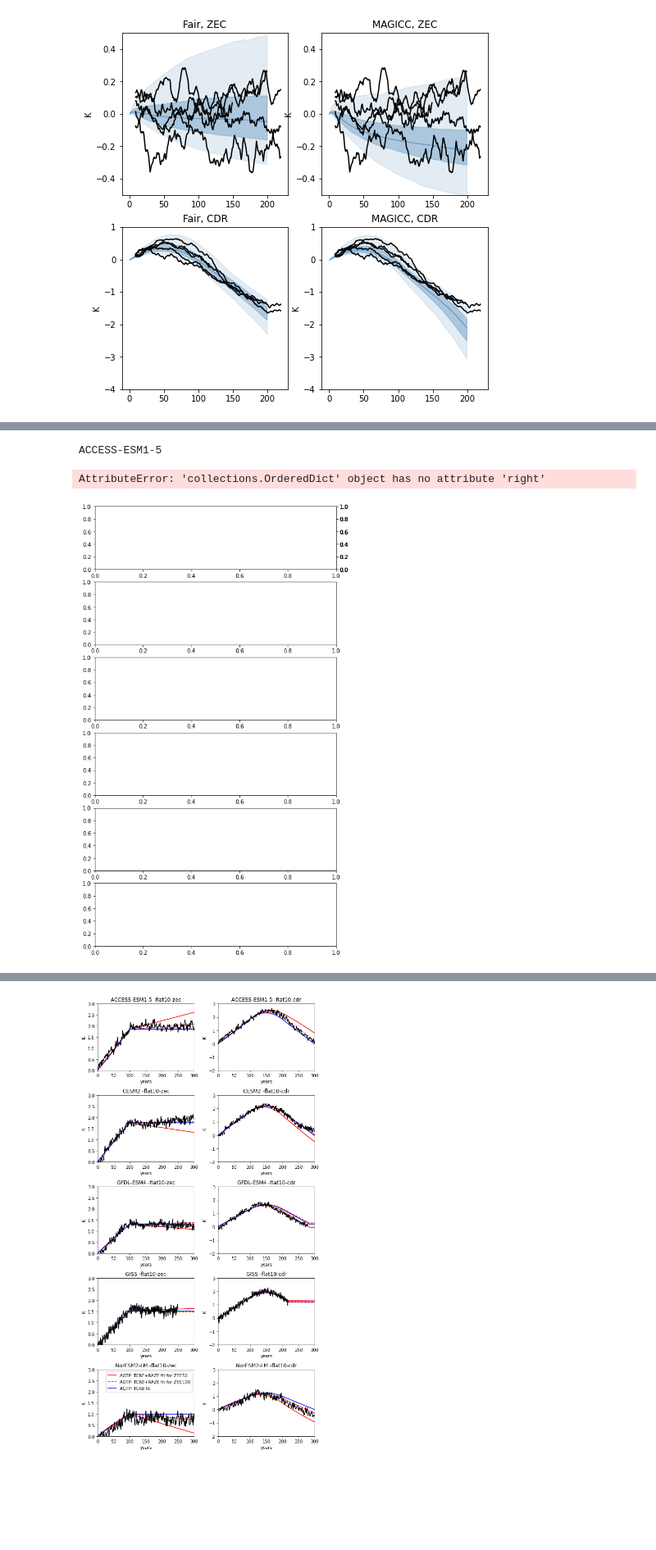
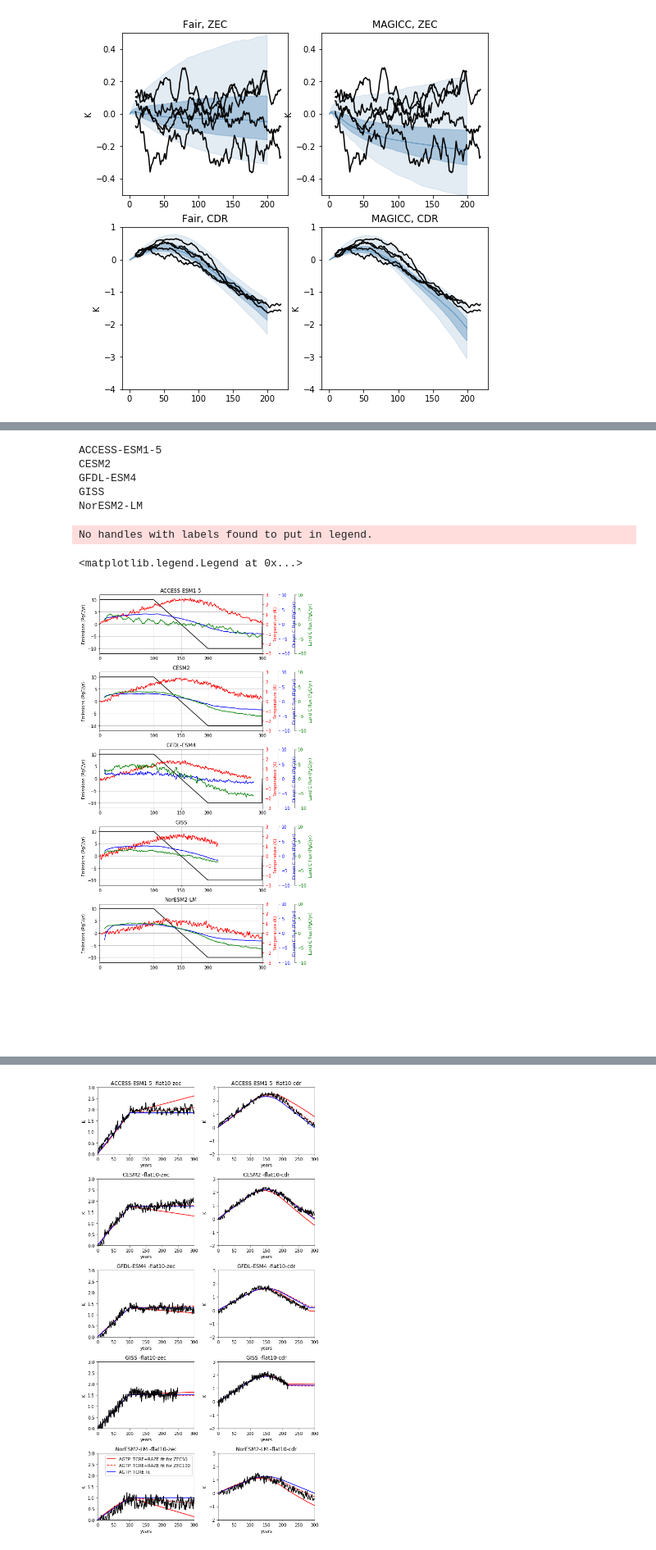
Before and after one commit to ckoven/esm-deck, a Jupyter notebook: flat10_scm.ipynb, the cells around one changed output, grey strips where cells are left out. Shown at 82% size. Cells and saved outputs as stored; diff of their text form; code cells hidden in the pictures; blank space fills up the shorter version.

Commit message:
added new plots of multiple models together

```diff
--- a/flat10_scm.ipynb
+++ b/flat10_scm.ipynb
@@ -378,7 +504,8 @@ for m in mdls:
             if m=='GFDL-ESM4':
                 ed[m][e]['co2']=ed[m][e]['co2']*1e6
                 ed[m][e]['nbp']=ed[m][e]['nbp']*5.1e14/1e12*3600*24*365
-                aco2=np.diff(ed[m][e]['co2'][:,0],prepend=ed[m][e]['co2'][0])*2.12
+                #aco2=np.diff(ed[m][e]['co2'][:,0],prepend=ed[m][e]['co2'][0])*2.12
+                aco2=np.diff(ed[m][e]['co2'][:],prepend=ed[m][e]['co2'][0])*2.12
                 ed[m][e]['fgco2']=ed[m][e]['fco2fos']-aco2-ed[m][e]['nbp']
             if m=='CESM2':
                 ed[m][e]['fgco2']=ed[m][e]['fgco2']/1e15
@@ -480,0 +779,36 @@ NorESM2-LM
+# %%
+fig, axs = plt.subplots(1, 2,figsize=[12,5])
+axs=axs.flatten()
+for i,m in enumerate(mdls):
+    print(m)
+    try:
+        (ed[m]['flat10-zec']['co2']).plot(color='green',ax=axs[0],label='flat10-zec')
+    except:
+        print('fail zec')
+    try:
+        (ed[m]['flat10-zec']['tas']-ed[m]['flat10-zec']['tas'][0]).plot(color='green',ax=axs[1],label='flat10-zec')
+    except:
+        print('fail zec')
+
+axnum=1
+axs[axnum].grid()
+axs[axnum].set_xlim([1700,2000])
+axs[axnum].set_xticks([1700,1750,1800,1850,1900,1950,2000])
+axs[axnum].set_xticklabels([0,50,100,150,200,250,300])
+axs[axnum].set_title('Temperature flat10')
+axs[axnum].set_ylim([-.5,3])
+
+axnum=0
+axs[axnum].grid()
+axs[axnum].set_xlim([1700,2000])
+axs[axnum].set_xticks([1700,1750,1800,1850,1900,1950,2000])
+axs[axnum].set_xticklabels([0,50,100,150,200,250,300])
+axs[axnum].set_title('co2 flat10')
+axs[axnum].set_ylim([280,550])
+
+#axs[5].set_axis_off()
+plt.tight_layout()
+#axs[4].legend()
+
+plt.savefig('flat10_esm.png', dpi=300, format='png')
+#plt.savefig('temp_vs_ce.pdf')
@@ -571,8 +906,8 @@ for i,m in enumerate(mdls):
     twin2 = axs[i].twinx()
     twin3 = axs[i].twinx()
 
-    twin2.spines.right.set_position(("axes", 1.1))
-    twin3.spines.right.set_position(("axes", 1.2))
+    twin2.spines["right"].set_position(("axes", 1.1))
+    twin3.spines["right"].set_position(("axes", 1.2))
 
     axs[i].plot(np.arange(1700,2020),e_flat10_cdr['Emission Rate (PgC a-1)'],'k')
 
@@ -593,35 +928,40 @@ for i,m in enumerate(mdls):
     except:
         print(0)
     twin1.set_title('')
     twin2.set_title('')
     twin3.set_title('')
 
     twin1.set_ylim([-3,3])
     twin2.set_ylim([-10,10])
     twin3.set_ylim([-10,10])
     axs[i].set_ylabel('Emissions (PgC/yr)')
     twin1.set_ylabel('Temperature (K)')
     twin2.set_ylabel('Ocean C flux (PgC/yr)')
     twin3.set_ylabel('Land C flux (PgC/yr)')
     twin1.tick_params(axis='y', colors='red')
     twin1.yaxis.label.set_color('red')
     twin2.tick_params(axis='y', colors='blue')
     twin2.yaxis.label.set_color('blue')
     twin3.tick_params(axis='y', colors='green')
     twin3.yaxis.label.set_color('green')
     axs[i].set_title(m)
     axs[i].set_ylim([-12,12])
     axs[i].set_xlim([1700,2000])
     axs[i].set_xticks([1700,1800,1850,1900,2000])
     axs[i].set_xticklabels([0,100,150,200,300])
     axs[i].grid()
 axs[5].set_axis_off()
 plt.tight_layout()
 axs[4].legend()
 # %% [output]
 ACCESS-ESM1-5
+CESM2
+GFDL-ESM4
+GISS
+NorESM2-LM
-AttributeError: 'collections.OrderedDict' object has no attribute 'right'
+No handles with labels found to put in legend.
+<matplotlib.legend.Legend at 0x...>
-[figure, old version]
+[figure, new version]
 # %%
 fig, axs = plt.subplots(6, 1,figsize=[8,15])
 axs=axs.flatten()
```
Also changed, not shown: parts of 24 cells of this notebook, 7 other files.
